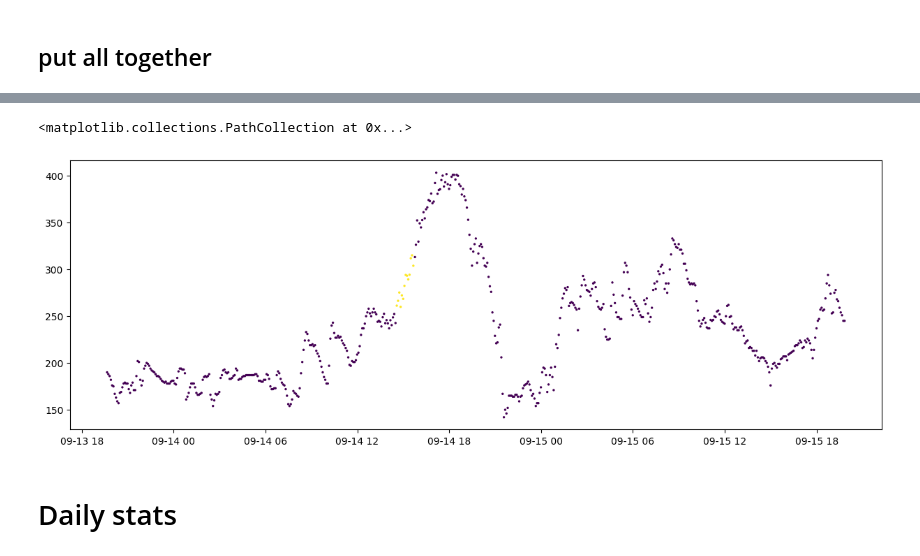
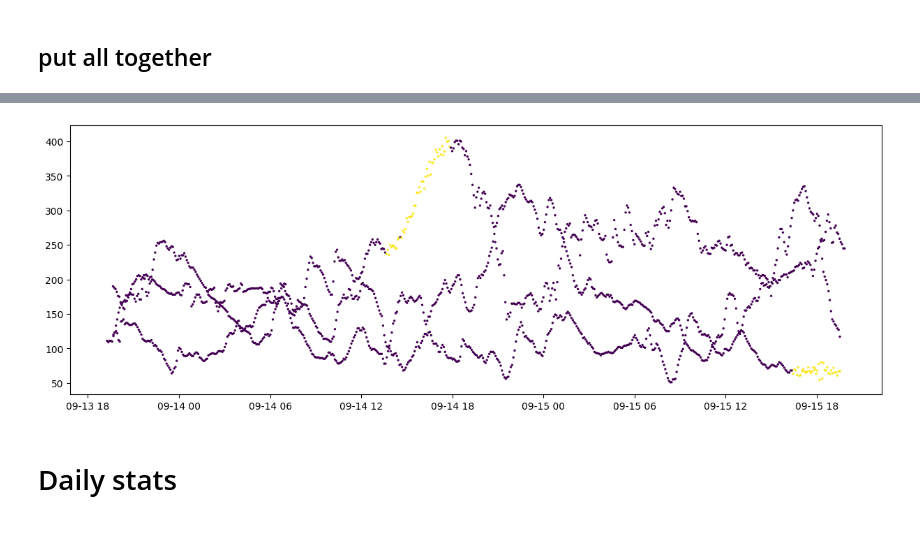
Before and after one commit to karinakanjaria/glucose-data-analysis, a Jupyter notebook: Read_In_Data/filling_and_stats.ipynb, the cells around one changed output, grey strips where cells are left out. Cells and saved outputs as stored; diff of their text form; code cells hidden in the pictures.

Commit message:
fill_missing.py updated to process entire dataset
previous version only processed 1 patient

```diff
--- a/Read_In_Data/filling_and_stats.ipynb
+++ b/Read_In_Data/filling_and_stats.ipynb
@@ -11,7 +11,7 @@ import pandas as pd
 # %%
 data = pd.read_excel('../data/ahr414_glucose_sample.xlsx')
 patIDs = data.PatientId.unique().tolist() #temp to get just the second patient ID (will be used in the line below)
-data = data.loc[data.PatientId == patIDs[1]] #narrow dataframe down to just 1 patient
+# data = data.loc[data.PatientId == patIDs[1]] #narrow dataframe down to just 1 patient
 
 conv_time = data.GlucoseDisplayTime.dt.time #save the display-time
 
@@ -141,5 +143,3 @@ def interpolateMissing(df):
     return df.dropna(axis=0, subset="Value")
 # %% [markdown]
 ## put all together
-# %%
-interp = interpolateMissing(ZeroToNaN(fillUnrecorded(data)))
@@ -163,0 +146,6 @@ See the caveats in the documentation: https://pandas.pydata.org/pandas-docs/stab
+# %%
+from matplotlib import pyplot as plt
+plt.rcParams["figure.figsize"] = (15,5)
+for i in patIDs:
+    temp  = data[data.PatientId == i]
+    plt.scatter(temp.GlucoseDisplayTime, temp.Value, s=2)
@@ -163,0 +154,9 @@ See the caveats in the documentation: https://pandas.pydata.org/pandas-docs/stab
+# %%
+patIDs = data.PatientId.unique().tolist() #make list of patient IDs
+for i in patIDs:
+    # singlePatient = data.loc[data.PatientId == i] #work on just one slice at a time
+    interp = interpolateMissing(ZeroToNaN(fillUnrecorded(data.loc[data.PatientId == i])))
+    print(interp.shape)
+    data = data[data.PatientId != i]
+    data = pd.concat([data,interp])
+data
@@ -164,10 +214,11 @@ See the caveats in the documentation: https://pandas.pydata.org/pandas-docs/stab
 # %%
 from matplotlib import pyplot as plt
 plt.rcParams["figure.figsize"] = (15,5)
-plt.scatter(interp.GlucoseDisplayTime, interp.Value, c=interp.inserted, s=2)
+for i in patIDs:
+    interp  = data[data.PatientId == i]
+    plt.scatter(interp.GlucoseDisplayTime, interp.Value, c=interp.missing, s=2)
 # %% [output]
-<matplotlib.collections.PathCollection at 0x...>
-[figure, old version]
+[figure, new version]
 # %% [markdown]
 # Daily stats
 # %%
```
Also changed, not shown: parts of 4 cells of this notebook, 2 other files.
